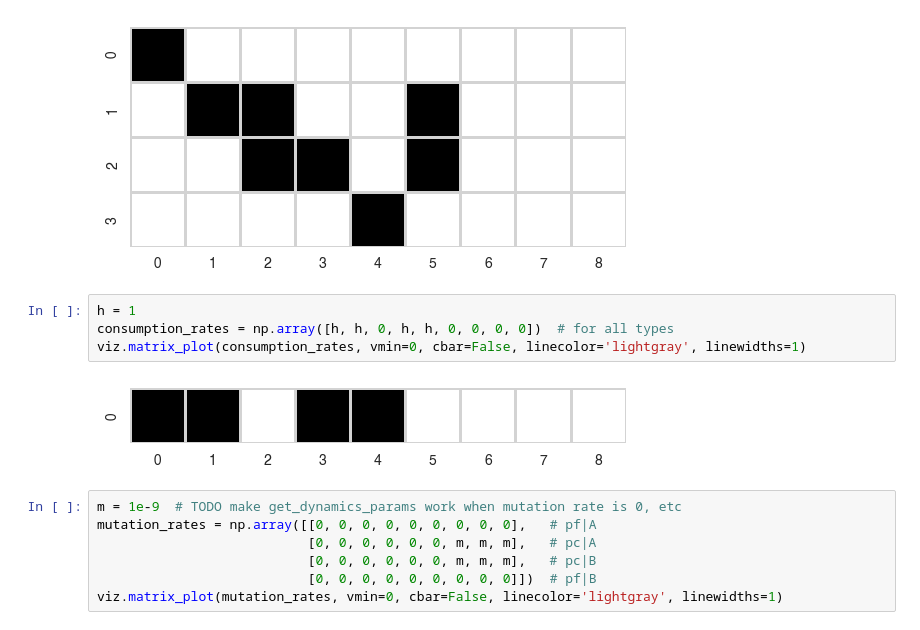
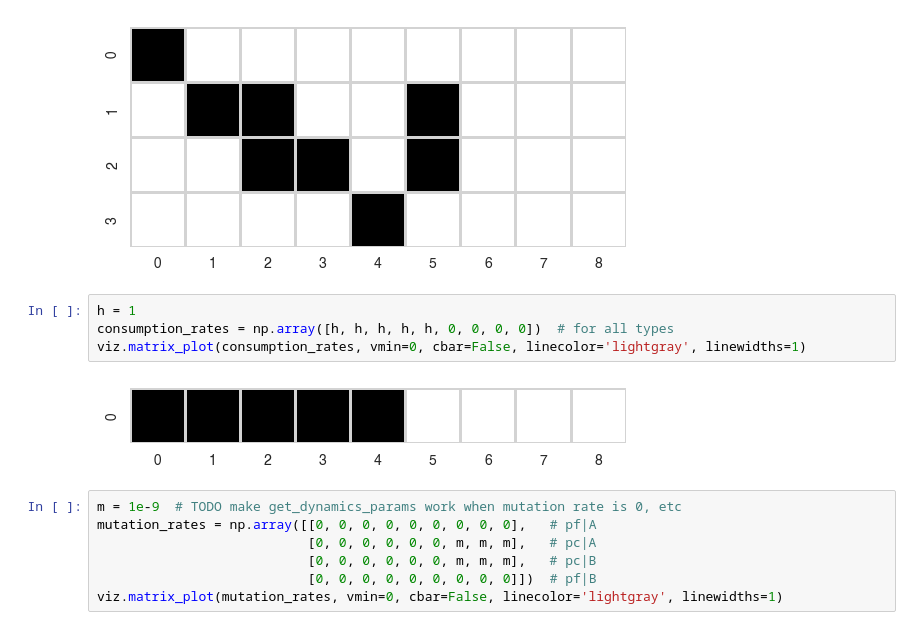
Before and after one commit to ryansmcgee/ecoevocrm, a Jupyter notebook: src/ecoevocrm/demos/hgt_testing/2023-12-19_dev_hgt.ipynb, the cells around one changed output. Drawn from its saved outputs; the diff is of its cells as text.

```diff
--- a/src/ecoevocrm/demos/hgt_testing/2023-12-19_dev_hgt.ipynb
+++ b/src/ecoevocrm/demos/hgt_testing/2023-12-19_dev_hgt.ipynb
@@ -30,10 +30,10 @@ viz.matrix_plot(traits_init, vmin=0, cbar=False, linecolor='lightgray', linewidt
 [figure]
 # %%
 h = 1
-consumption_rates = np.array([h, h, 0, h, h, 0, 0, 0, 0])  # for all types
+consumption_rates = np.array([h, h, h, h, h, 0, 0, 0, 0])  # for all types
 viz.matrix_plot(consumption_rates, vmin=0, cbar=False, linecolor='lightgray', linewidths=1)
 # %% [output]
-[figure, old version]
+[figure, new version]
 # %%
 m = 1e-9  # TODO make get_dynamics_params work when mutation rate is 0, etc
 mutation_rates = np.array([[0, 0, 0, 0, 0, 0, 0, 0, 0],   # pf|A
```
Also changed, not shown: parts of 18 cells of this notebook, 4 other files.
